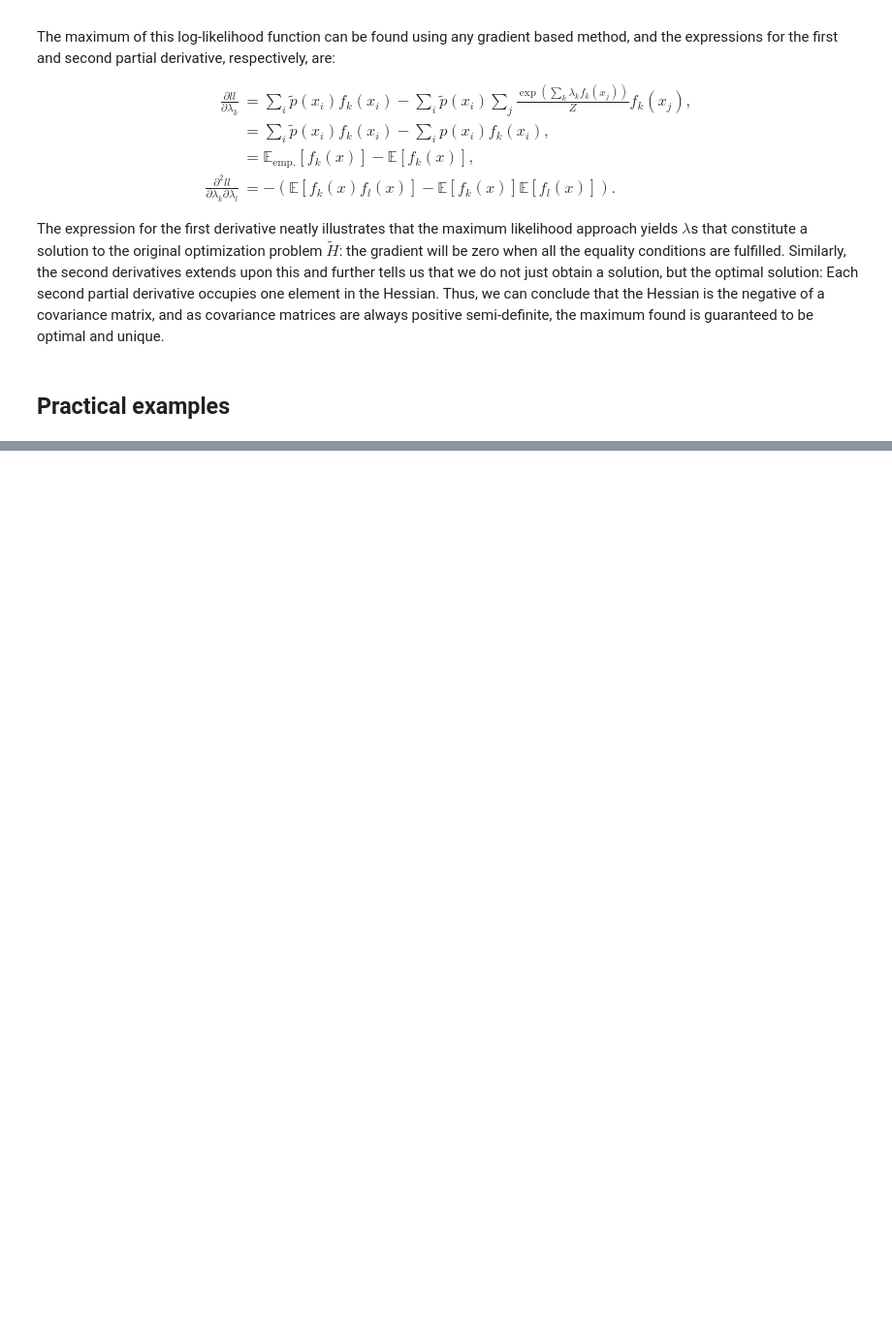
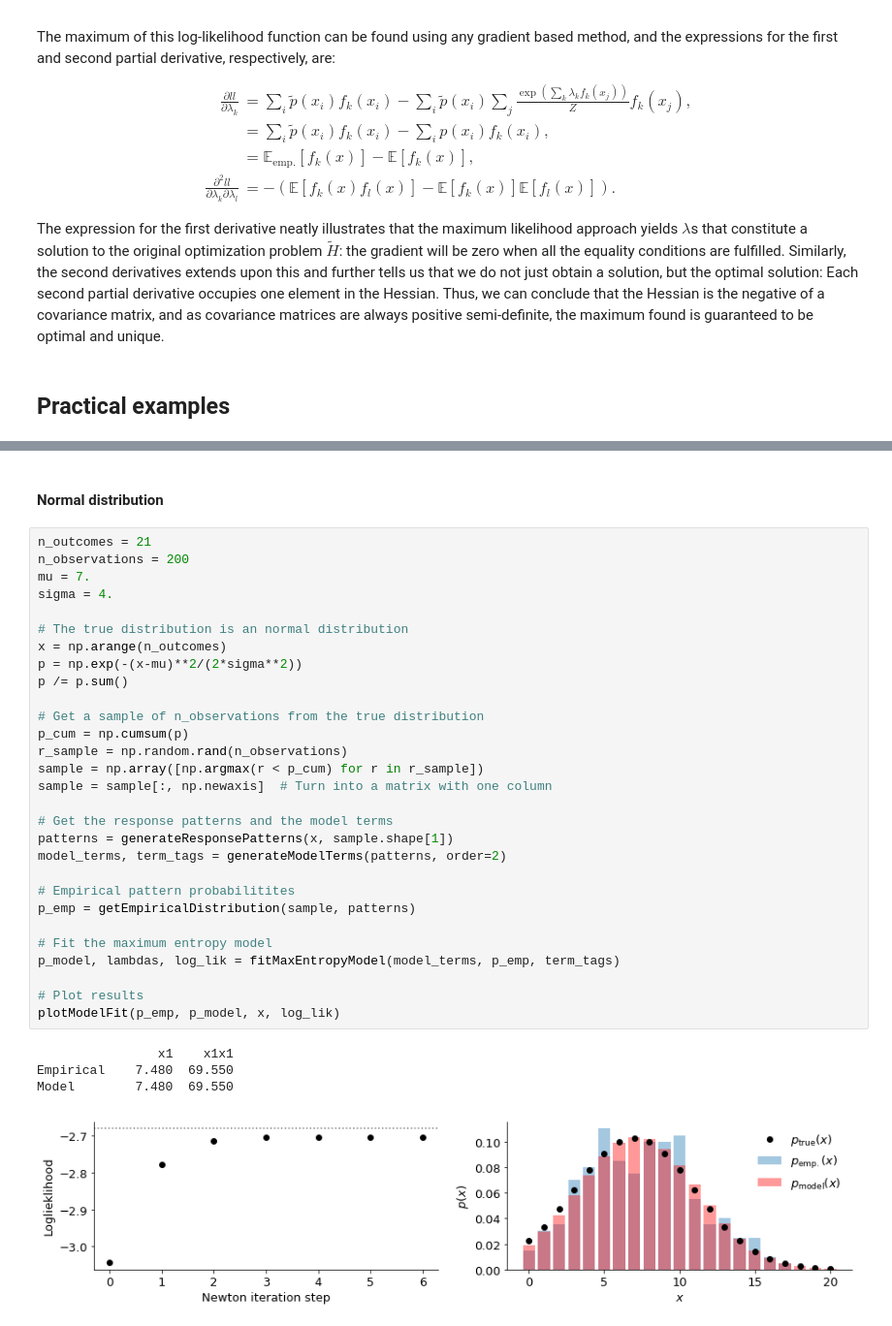
Before and after one commit to ala-laurila-lab/jupyter-notebooks, a Jupyter notebook: Part 3, maximum entropy models.ipynb, the cells around one changed output, grey strips where cells are left out. Shown at 97% size. Drawn from its saved outputs; the diff is of its cells as text; blank space fills up the shorter version.

```diff
--- a/Part 3, maximum entropy models.ipynb
+++ b/Part 3, maximum entropy models.ipynb
@@ -204,0 +255,36 @@ ax.plot(x, p_normal, 'ko')
+# %% [markdown]
+#### Normal distribution
+# %%
+n_outcomes = 21
+n_observations = 200
+mu = 7.
+sigma = 4.
+
+# The true distribution is an normal distribution
+x = np.arange(n_outcomes)
+p = np.exp(-(x-mu)**2/(2*sigma**2))
+p /= p.sum()
+
+# Get a sample of n_observations from the true distribution
+p_cum = np.cumsum(p)
+r_sample = np.random.rand(n_observations)
+sample = np.array([np.argmax(r < p_cum) for r in r_sample])
+sample = sample[:, np.newaxis]  # Turn into a matrix with one column
+
+# Get the response patterns and the model terms
+patterns = generateResponsePatterns(x, sample.shape[1])
+model_terms, term_tags = generateModelTerms(patterns, order=2)
+
+# Empirical pattern probabilitites
+p_emp = getEmpiricalDistribution(sample, patterns)
+
+# Fit the maximum entropy model
+p_model, lambdas, log_lik = fitMaxEntropyModel(model_terms, p_emp, term_tags)
+
+# Plot results
+plotModelFit(p_emp, p_model, x, log_lik)
+# %% [output]
+                x1    x1x1
+Empirical    7.480  69.550
+Model        7.480  69.550
+[figure, added]
```
Also changed, not shown: parts of 7 cells of this notebook.
